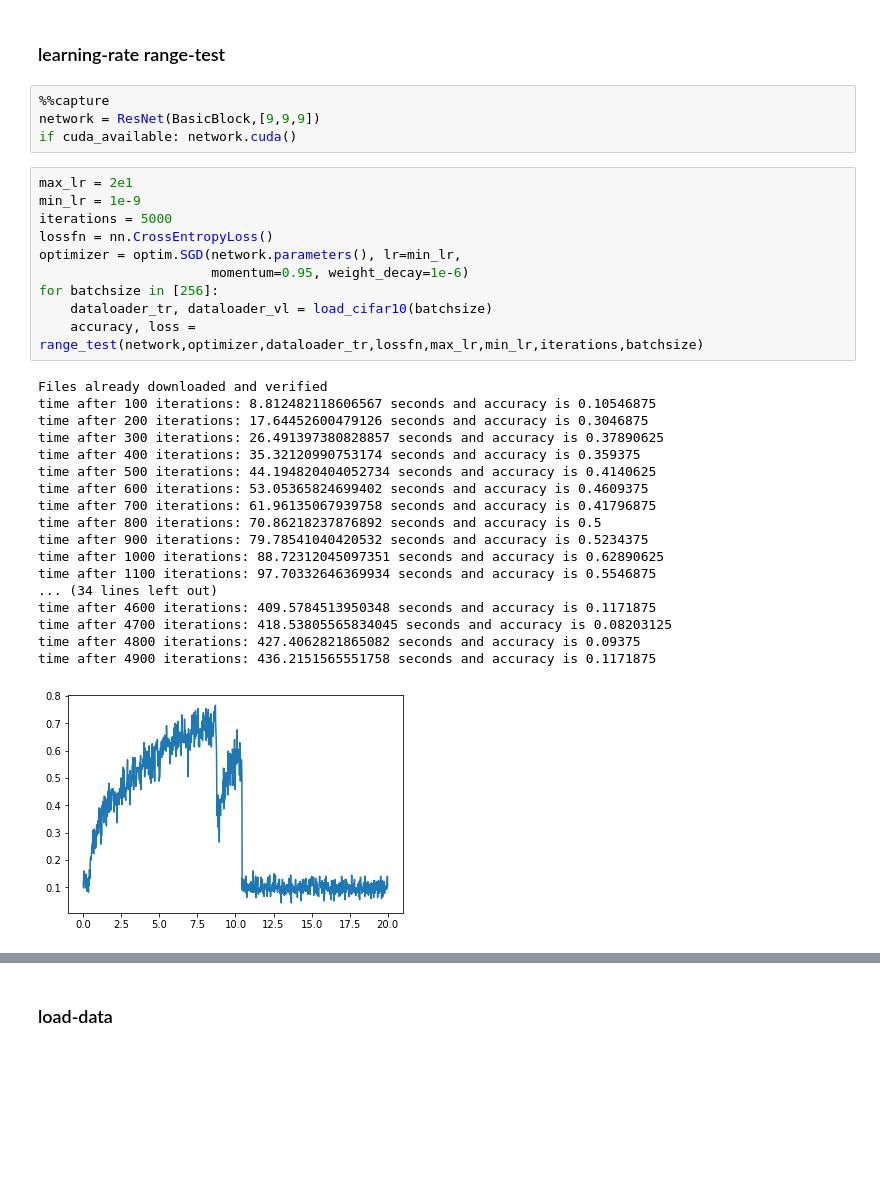
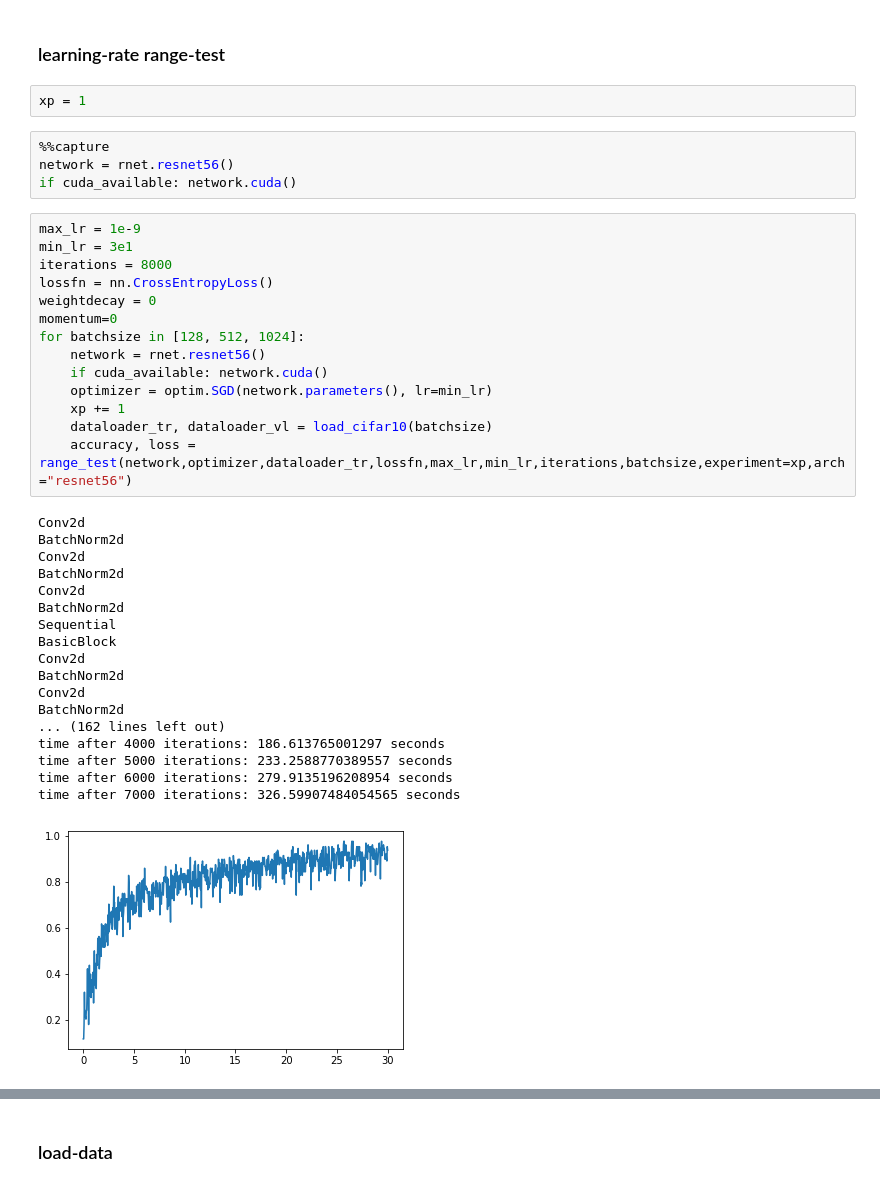
Before and after one commit to khushdeep-singh/DD2424project, a Jupyter notebook: assignmentforsaturdayOla.ipynb, the cells around one changed output, grey strips where cells are left out. Cells and saved outputs as stored; diff of their text form; blank space fills up the shorter version.

Commit message:
ran long tests with various batchsizes and got 100% score on training accuracy even with a learningrate of 30

```diff
--- a/assignmentforsaturdayOla.ipynb
+++ b/assignmentforsaturdayOla.ipynb
@@ -207,36 +140,42 @@ def range_test(net,opt,dataloader,lossfn,max_lr,min_lr,iterations,batchsize):
     return accuracy, loss
 # %% [markdown]
 ### learning-rate range-test
+# %%
+xp = 1
 # %%
 %%capture
-network = ResNet(BasicBlock,[9,9,9])
+network = rnet.resnet56()
 if cuda_available: network.cuda()
 # %%
-max_lr = 2e1
-min_lr = 1e-9
-iterations = 5000
+max_lr = 1e-9
+min_lr = 3e1
+iterations = 8000
 lossfn = nn.CrossEntropyLoss()
-optimizer = optim.SGD(network.parameters(), lr=min_lr,
-                      momentum=0.95, weight_decay=1e-6)
-for batchsize in [256]:
+weightdecay = 0
+momentum=0
+for batchsize in [128, 512, 1024]:
+    network = rnet.resnet56()
+    if cuda_available: network.cuda()
+    optimizer = optim.SGD(network.parameters(), lr=min_lr)
+    xp += 1
     dataloader_tr, dataloader_vl = load_cifar10(batchsize)
-    accuracy, loss = range_test(network,optimizer,dataloader_tr,lossfn,max_lr,min_lr,iterations,batchsize)
+    accuracy, loss = range_test(network,optimizer,dataloader_tr,lossfn,max_lr,min_lr,iterations,batchsize,experiment=xp,arch="resnet56")
 # %% [output]
-Files already downloaded and verified
-time after 100 iterations: 8.812482118606567 seconds and accuracy is 0.10546875
-time after 200 iterations: 17.64452600479126 seconds and accuracy is 0.3046875
-time after 300 iterations: 26.491397380828857 seconds and accuracy is 0.37890625
-time after 400 iterations: 35.32120990753174 seconds and accuracy is 0.359375
-time after 500 iterations: 44.194820404052734 seconds and accuracy is 0.4140625
-time after 600 iterations: 53.05365824699402 seconds and accuracy is 0.4609375
-time after 700 iterations: 61.96135067939758 seconds and accuracy is 0.41796875
-time after 800 iterations: 70.86218237876892 seconds and accuracy is 0.5
-time after 900 iterations: 79.78541040420532 seconds and accuracy is 0.5234375
-time after 1000 iterations: 88.72312045097351 seconds and accuracy is 0.62890625
-time after 1100 iterations: 97.70332646369934 seconds and accuracy is 0.5546875
-... (34 lines left out)
-time after 4600 iterations: 409.5784513950348 seconds and accuracy is 0.1171875
-time after 4700 iterations: 418.53805565834045 seconds and accuracy is 0.08203125
-time after 4800 iterations: 427.4062821865082 seconds and accuracy is 0.09375
-time after 4900 iterations: 436.2151565551758 seconds and accuracy is 0.1171875
+Conv2d
+BatchNorm2d
+Conv2d
+BatchNorm2d
+Conv2d
+BatchNorm2d
+Sequential
+BasicBlock
+Conv2d
+BatchNorm2d
+Conv2d
+BatchNorm2d
+... (162 lines left out)
+time after 4000 iterations: 186.613765001297 seconds
+time after 5000 iterations: 233.2588770389557 seconds
+time after 6000 iterations: 279.9135196208954 seconds
+time after 7000 iterations: 326.59907484054565 seconds
-[figure, old version]
+[figure, new version]
```
Also changed, not shown: parts of 9 cells of this notebook, 5 other files.
